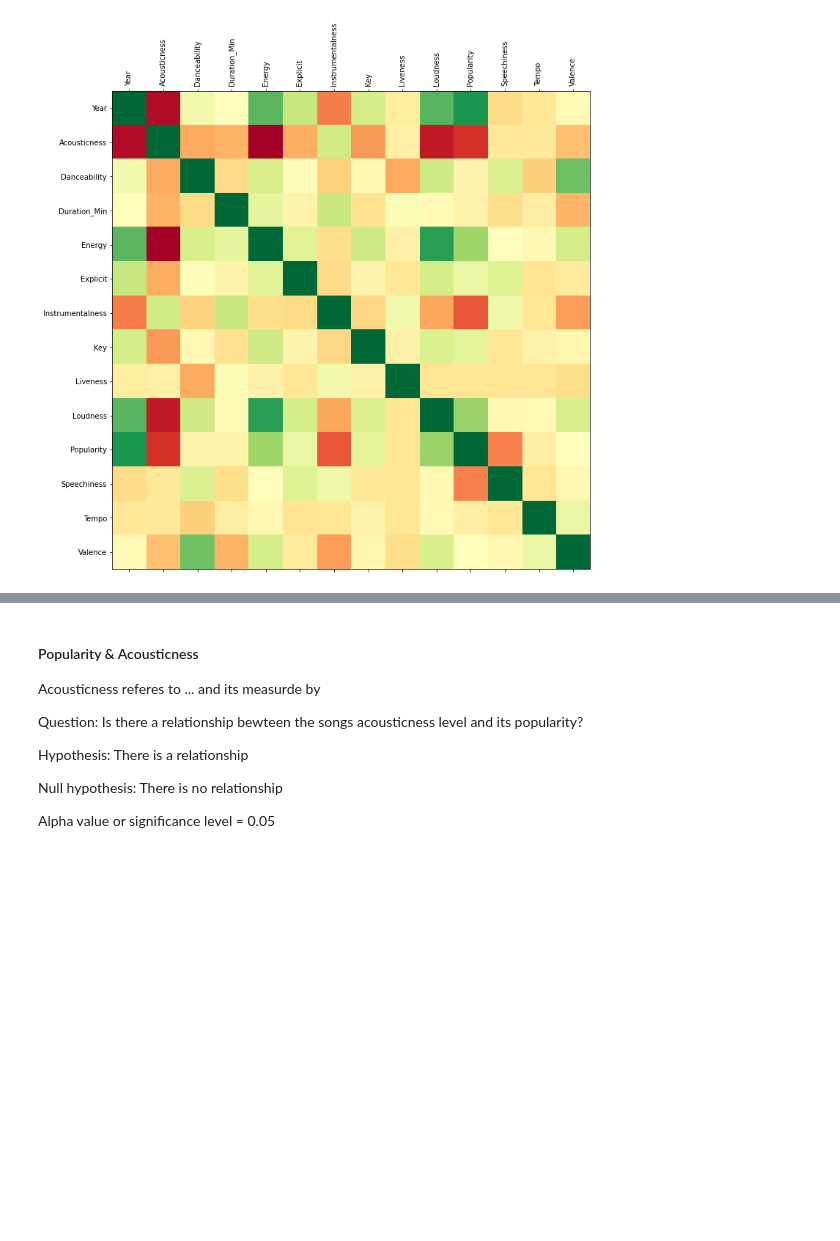
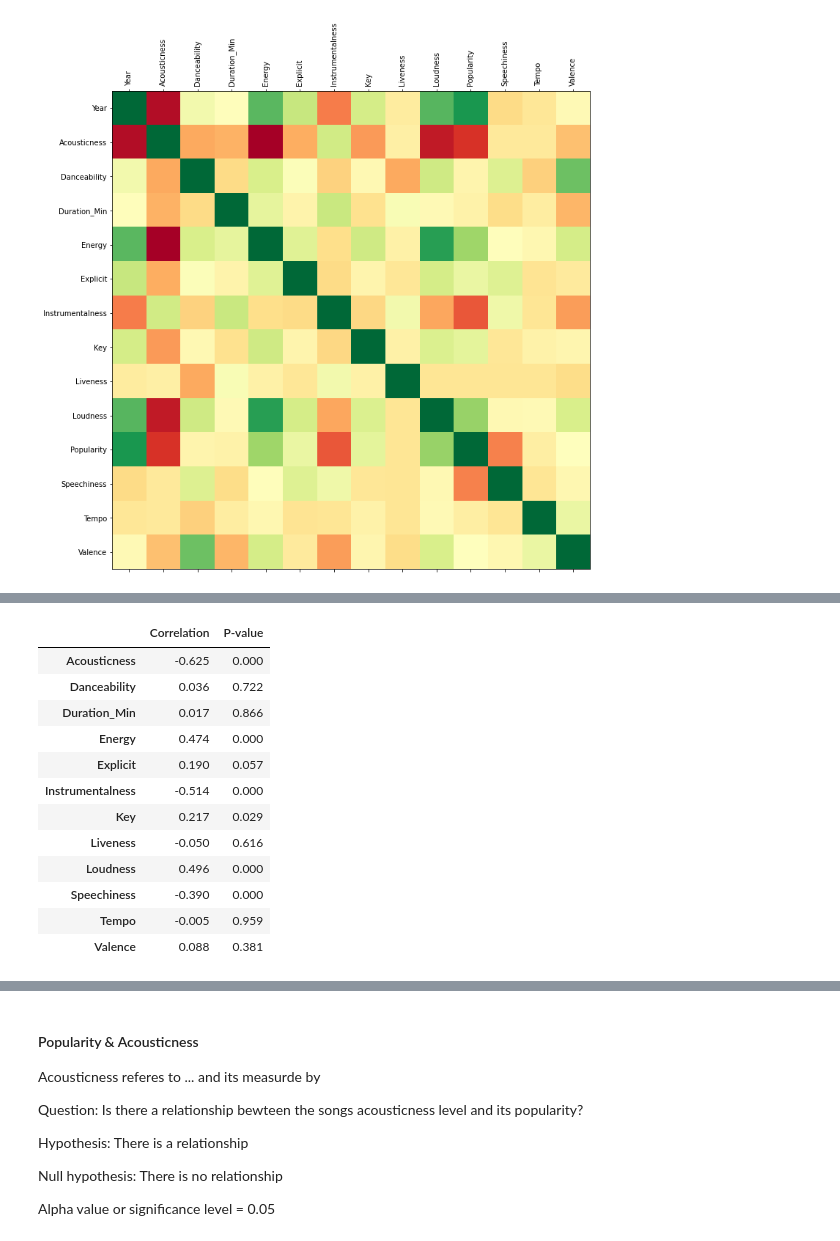
Before and after one commit to shchee5/TurnUptheData, a Jupyter notebook: Resources/MostPopularAnalysis.ipynb, the cells around one changed output, grey strips where cells are left out. Cells and saved outputs as stored; diff of their text form; code cells hidden in the pictures; blank space fills up the shorter version.

```diff
--- a/Resources/MostPopularAnalysis.ipynb
+++ b/Resources/MostPopularAnalysis.ipynb
@@ -494,0 +555,19 @@ val_pearson = stats.pearsonr(df['Popularity'], df['Valence'])
+# %%
+#renaming columns
+fresh_df.columns[0:]
+fresh_df.rename(columns={0: 'Correlation', 1: 'P-value'}, inplace=True)
+round(fresh_df,3)
+# %% [output]
+|  | Correlation | P-value |
+| Acousticness | -0.625 | 0.000 |
+| Danceability | 0.036 | 0.722 |
+| Duration_Min | 0.017 | 0.866 |
+| Energy | 0.474 | 0.000 |
+| Explicit | 0.190 | 0.057 |
+| Instrumentalness | -0.514 | 0.000 |
+| Key | 0.217 | 0.029 |
+| Liveness | -0.050 | 0.616 |
+| Loudness | 0.496 | 0.000 |
+| Speechiness | -0.390 | 0.000 |
+| Tempo | -0.005 | 0.959 |
+| Valence | 0.088 | 0.381 |
```
Also changed, not shown: parts of 5 cells of this notebook, 1 other file.
